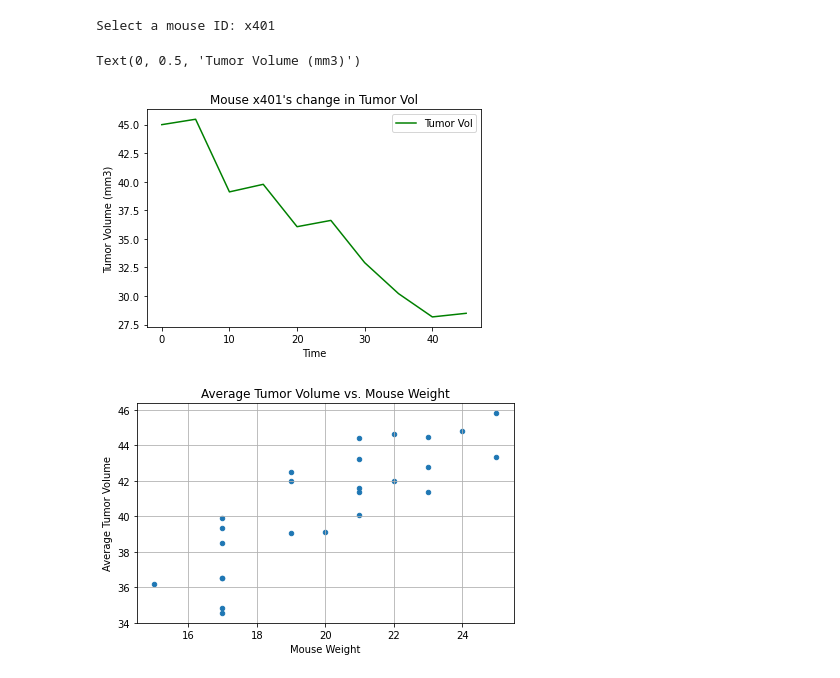
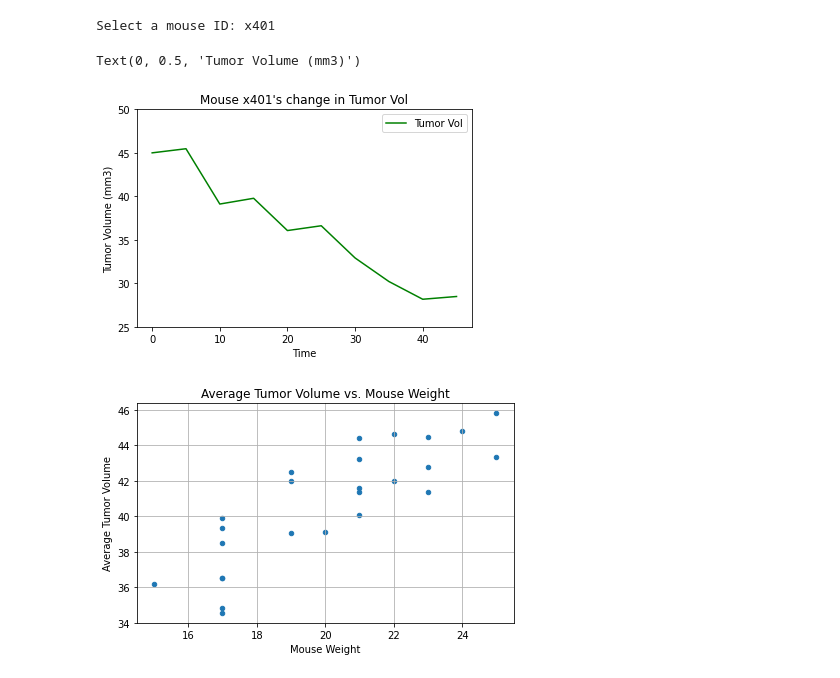
Before and after one commit to aditirai3/Drug-Efficacy, a Jupyter notebook: Pymaceuticals/pymaceuticals_starter.ipynb, the cells around one changed output. Saved outputs shown, nothing was run; the diff lists cells and outputs as text; code cells hidden in the pictures.

```diff
--- a/Pymaceuticals/pymaceuticals_starter.ipynb
+++ b/Pymaceuticals/pymaceuticals_starter.ipynb
@@ -493,20 +470,20 @@ Select a mouse ID: x401
 # %%
 tumor = Capomulin_df.loc[mouse, "Tumor Volume (mm3)"]
 plt.figure()
 plt.plot(timepoint, tumor, color="green", label="Tumor Vol")
 
 # Plot our line that will be used to track a mouse's losses over the years
 
 # # Place a legend on the chart in what matplotlib believes to be the "best" location
 plt.legend(loc="best")
 
 plt.title("Mouse " + mouse + "'s change in Tumor Vol")
 plt.xlabel("Time")
-#plt.xticks(0, 45+5)
+plt.ylim(25, 45+5)
 plt.ylabel("Tumor Volume (mm3)")
 # %% [output]
 Text(0, 0.5, 'Tumor Volume (mm3)')
-[figure, old version]
+[figure, new version]
 # %%
 # Generate a scatter plot of average tumor volume vs. mouse weight for the Capomulin regimen
 Capomulin_scatter = clean_combined_df.loc[(clean_combined_df["Drug Regimen"] == "Capomulin")]
```
Also changed, not shown: parts of 10 cells of this notebook.
